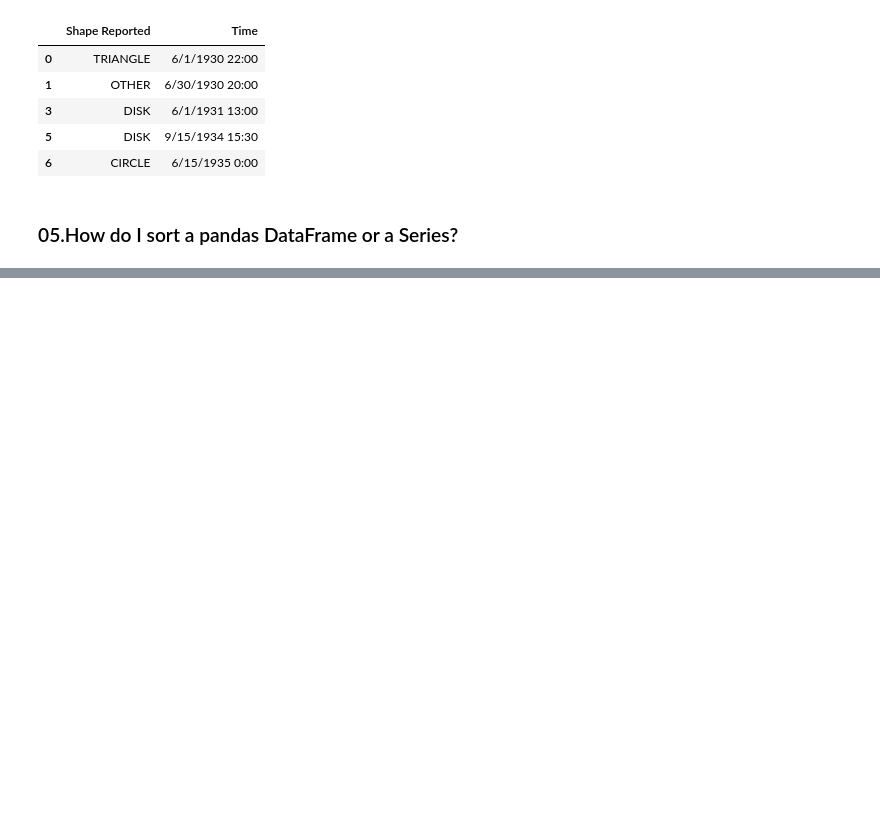
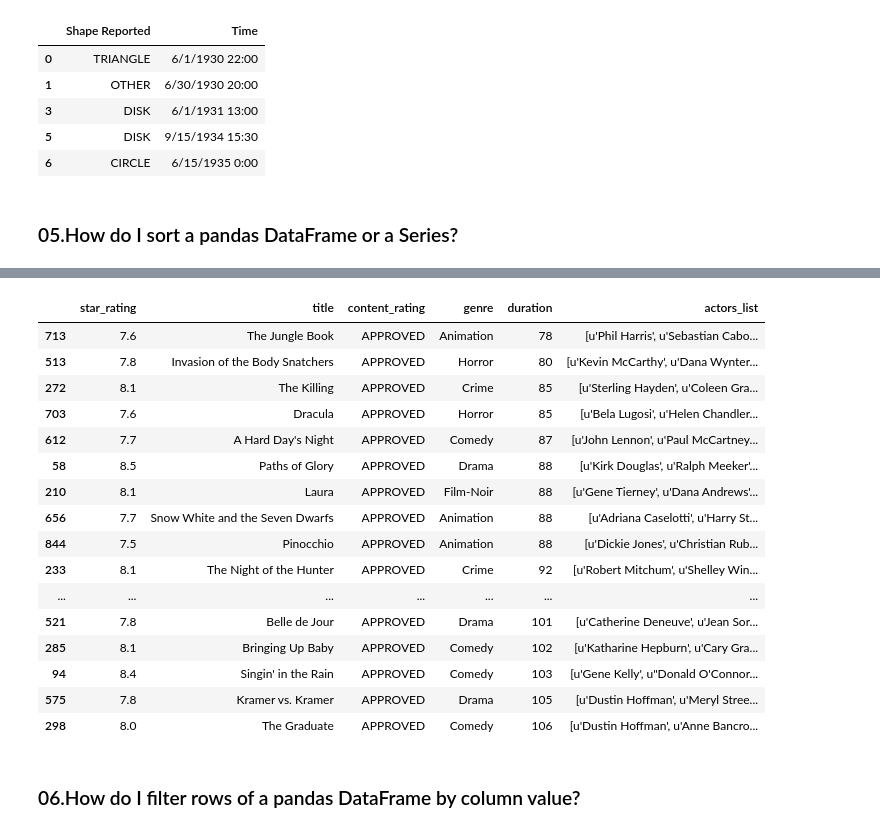
Before and after one commit to JKChang2015/Machine_Learning, a Jupyter notebook: Packages/Pandas/Pandas Q & A.ipynb, the cells around one changed output, grey strips where cells are left out. Cells and saved outputs as stored; diff of their text form; code cells hidden in the pictures; blank space fills up the shorter version.

```diff
--- a/Packages/Pandas/Pandas Q & A.ipynb
+++ b/Packages/Pandas/Pandas Q & A.ipynb
@@ -214,3 +214,7 @@ ufo.head()
 | 6 | CIRCLE | 6/15/1935 0:00 |
 # %% [markdown]
 ### 05.How do I sort a pandas DataFrame or a Series?
+# %%
+import pandas as pd
+movies = pd.read_csv('imdb_1000.csv')
+movies.head()
@@ -216,0 +317,24 @@ ufo.head()
+# %%
+# sort multiple columns
+movies.sort_values(['content_rating','duration']).head(20)
+# the programming sort the data according to the 'content_rating' first, then 'duration'
+# %% [output]
+|  | star_rating | title | content_rating | genre | duration | actors_list |
+| 713 | 7.6 | The Jungle Book | APPROVED | Animation | 78 | [u'Phil Harris', u'Sebastian Cabo... |
+| 513 | 7.8 | Invasion of the Body Snatchers | APPROVED | Horror | 80 | [u'Kevin McCarthy', u'Dana Wynter... |
+| 272 | 8.1 | The Killing | APPROVED | Crime | 85 | [u'Sterling Hayden', u'Coleen Gra... |
+| 703 | 7.6 | Dracula | APPROVED | Horror | 85 | [u'Bela Lugosi', u'Helen Chandler... |
+| 612 | 7.7 | A Hard Day's Night | APPROVED | Comedy | 87 | [u'John Lennon', u'Paul McCartney... |
+| 58 | 8.5 | Paths of Glory | APPROVED | Drama | 88 | [u'Kirk Douglas', u'Ralph Meeker'... |
+| 210 | 8.1 | Laura | APPROVED | Film-Noir | 88 | [u'Gene Tierney', u'Dana Andrews'... |
+| 656 | 7.7 | Snow White and the Seven Dwarfs | APPROVED | Animation | 88 | [u'Adriana Caselotti', u'Harry St... |
+| 844 | 7.5 | Pinocchio | APPROVED | Animation | 88 | [u'Dickie Jones', u'Christian Rub... |
+| 233 | 8.1 | The Night of the Hunter | APPROVED | Crime | 92 | [u'Robert Mitchum', u'Shelley Win... |
+| ... | ... | ... | ... | ... | ... | ... |
+| 521 | 7.8 | Belle de Jour | APPROVED | Drama | 101 | [u'Catherine Deneuve', u'Jean Sor... |
+| 285 | 8.1 | Bringing Up Baby | APPROVED | Comedy | 102 | [u'Katharine Hepburn', u'Cary Gra... |
+| 94 | 8.4 | Singin' in the Rain | APPROVED | Comedy | 103 | [u'Gene Kelly', u"Donald O'Connor... |
+| 575 | 7.8 | Kramer vs. Kramer | APPROVED | Drama | 105 | [u'Dustin Hoffman', u'Meryl Stree... |
+| 298 | 8.0 | The Graduate | APPROVED | Comedy | 106 | [u'Dustin Hoffman', u'Anne Bancro... |
+# %% [markdown]
+### 06.How do I filter rows of a pandas DataFrame by column value?
```
Also changed, not shown: parts of 16 cells of this notebook.
